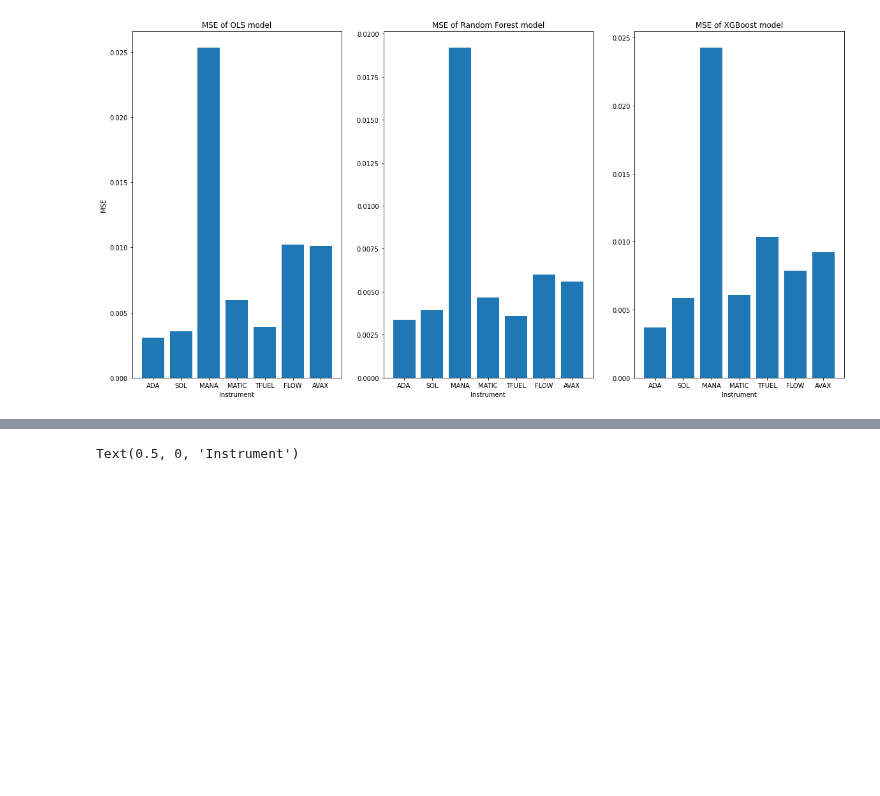
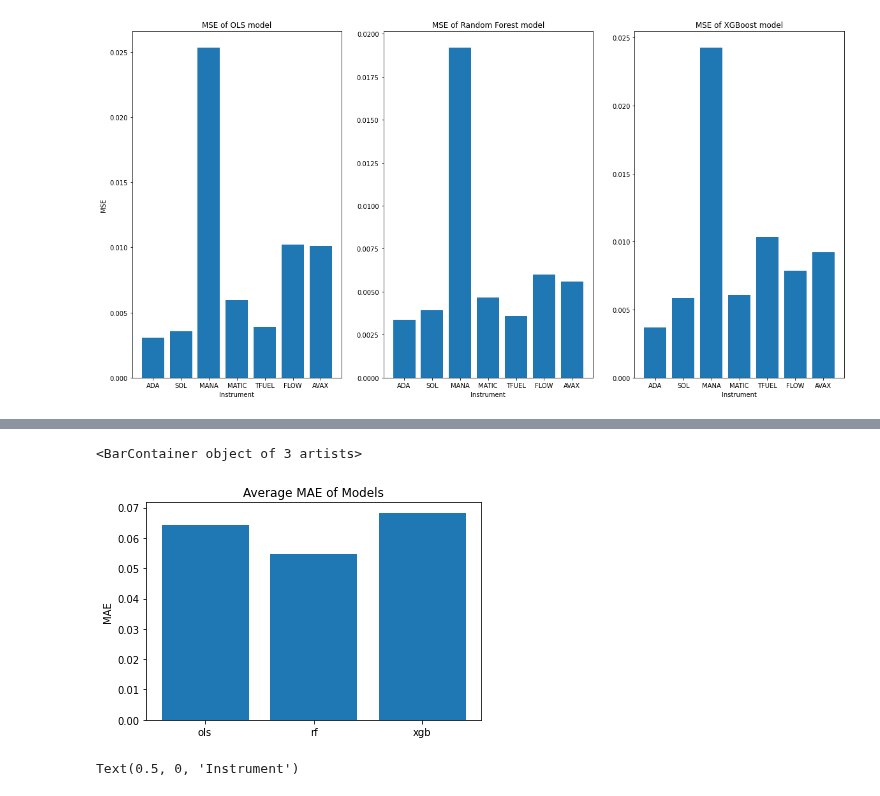
Before and after one commit to amicha02/ape_mining, a Jupyter notebook: notebooks/5.0-mw-Combine_Models_Predictions.ipynb, the cells around one changed output, grey strips where cells are left out. Cells and saved outputs as stored; diff of their text form; code cells hidden in the pictures; blank space fills up the shorter version.

```diff
--- a/notebooks/5.0-mw-Combine_Models_Predictions.ipynb
+++ b/notebooks/5.0-mw-Combine_Models_Predictions.ipynb
@@ -640,3 +647,10 @@ Text(0.5, 0, 'Instrument')
+# %%
+plt.title("Average MAE of Models")
+plt.ylabel("MAE")
+plt.bar(model_names, [np.mean(mae_dict['ols']), np.mean(mae_dict['rf']), np.mean(mae_dict['xgb'])])
+# %% [output]
+<BarContainer object of 3 artists>
+[figure, added]
 # %%
 fig, ax = plt.subplots(1,3, figsize=(20,10))
 
```
Also changed, not shown: parts of 4 cells of this notebook, 2 other files.
